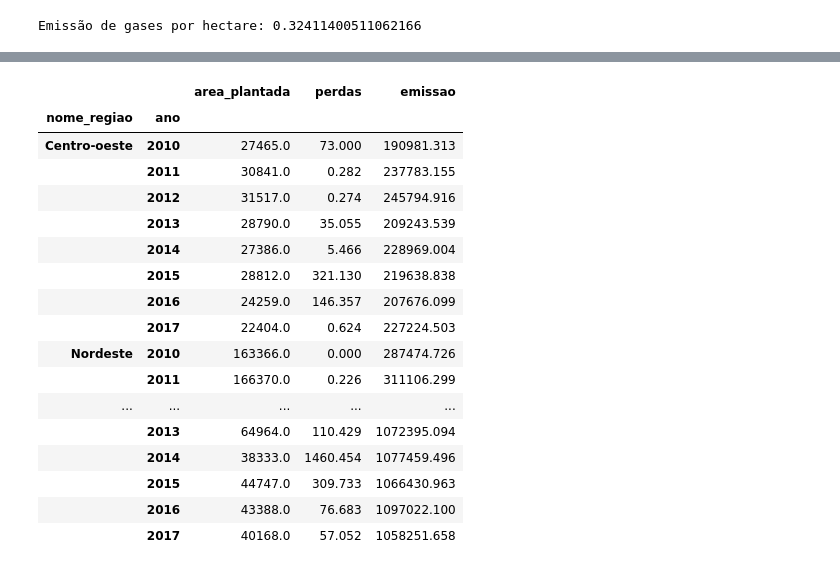
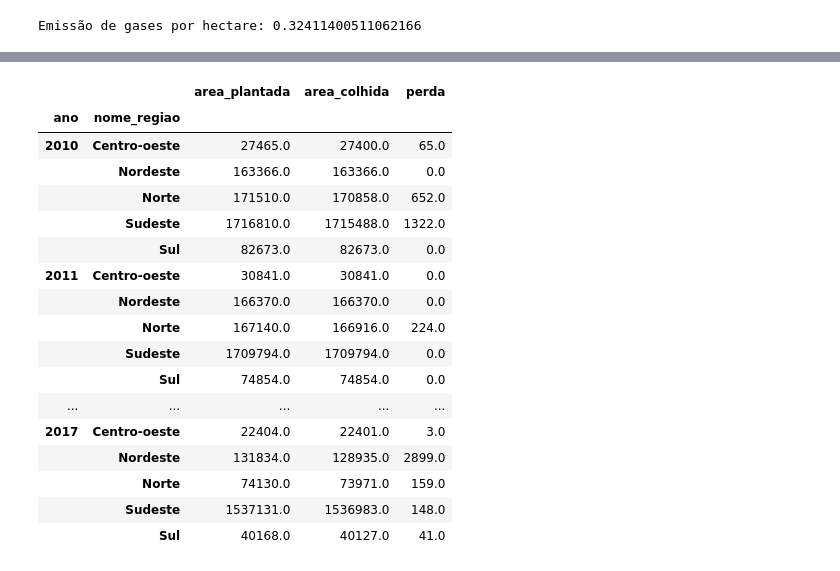
Before and after one commit to hn5003162/Analise_Exploratoria_de_Dados, a Jupyter notebook: Projeto_Aplicado_I_AED.ipynb, the cells around one changed output, grey strips where cells are left out. Saved outputs shown, nothing was run; the diff lists cells and outputs as text; code cells hidden in the pictures.

Commit message:
Criado usando o Colaboratory - Colaborações da Natália, Nícolas e Felipe

```diff
--- a/Projeto_Aplicado_I_AED.ipynb
+++ b/Projeto_Aplicado_I_AED.ipynb
@@ -240,31 +216,31 @@ display(base_perda_regiao)
-# %%
-# Qual é a relação de perdas e emissão?
-
-# 1) Qual é a relação entre o plantio e a emissão de gases de efeito estufa?
-base_perdas_emissao = base[["nome_regiao","ano","area_plantada","perdas","emissao"]]
-#Retira todo e qualquer registro com NA, seja da area plantada ou na emissao"
-base_perdas_emissao.dropna()
-
-base_perdas_emissao = base_perdas_emissao.groupby(['nome_regiao','ano'])
-base_perdas_emissao = base_perdas_emissao.sum()
-
-display(base_perdas_emissao)
-# %% [output]
-|  |  | area_plantada | perdas | emissao |
-| nome_regiao | ano |  |  |  |
-| Centro-oeste | 2010 | 27465.0 | 73.000 | 190981.313 |
-|  | 2011 | 30841.0 | 0.282 | 237783.155 |
-|  | 2012 | 31517.0 | 0.274 | 245794.916 |
-|  | 2013 | 28790.0 | 35.055 | 209243.539 |
-|  | 2014 | 27386.0 | 5.466 | 228969.004 |
-|  | 2015 | 28812.0 | 321.130 | 219638.838 |
-|  | 2016 | 24259.0 | 146.357 | 207676.099 |
-|  | 2017 | 22404.0 | 0.624 | 227224.503 |
-| Nordeste | 2010 | 163366.0 | 0.000 | 287474.726 |
-|  | 2011 | 166370.0 | 0.226 | 311106.299 |
-| ... | ... | ... | ... | ... |
-|  | 2013 | 64964.0 | 110.429 | 1072395.094 |
-|  | 2014 | 38333.0 | 1460.454 | 1077459.496 |
-|  | 2015 | 44747.0 | 309.733 | 1066430.963 |
-|  | 2016 | 43388.0 | 76.683 | 1097022.100 |
-|  | 2017 | 40168.0 | 57.052 | 1058251.658 |
+# %%
+# Alterado por Natália
+
+base_perda = base[["ano","nome_regiao","area_plantada", "area_colhida"]]
+base_perda = base_perda.dropna()
+
+base_perda = base_perda.groupby(['ano', 'nome_regiao'])
+base_perda = base_perda.sum()
+
+base_perda['perda'] = base_perda["area_plantada"].sub(base_perda["area_colhida"])
+
+display(base_perda)
+# %% [output]
+|  |  | area_plantada | area_colhida | perda |
+| ano | nome_regiao |  |  |  |
+| 2010 | Centro-oeste | 27465.0 | 27400.0 | 65.0 |
+|  | Nordeste | 163366.0 | 163366.0 | 0.0 |
+|  | Norte | 171510.0 | 170858.0 | 652.0 |
+|  | Sudeste | 1716810.0 | 1715488.0 | 1322.0 |
+|  | Sul | 82673.0 | 82673.0 | 0.0 |
+| 2011 | Centro-oeste | 30841.0 | 30841.0 | 0.0 |
+|  | Nordeste | 166370.0 | 166370.0 | 0.0 |
+|  | Norte | 167140.0 | 166916.0 | 224.0 |
+|  | Sudeste | 1709794.0 | 1709794.0 | 0.0 |
+|  | Sul | 74854.0 | 74854.0 | 0.0 |
+| ... | ... | ... | ... | ... |
+| 2017 | Centro-oeste | 22404.0 | 22401.0 | 3.0 |
+|  | Nordeste | 131834.0 | 128935.0 | 2899.0 |
+|  | Norte | 74130.0 | 73971.0 | 159.0 |
+|  | Sudeste | 1537131.0 | 1536983.0 | 148.0 |
+|  | Sul | 40168.0 | 40127.0 | 41.0 |
```
Also changed, not shown: parts of 21 cells of this notebook.
